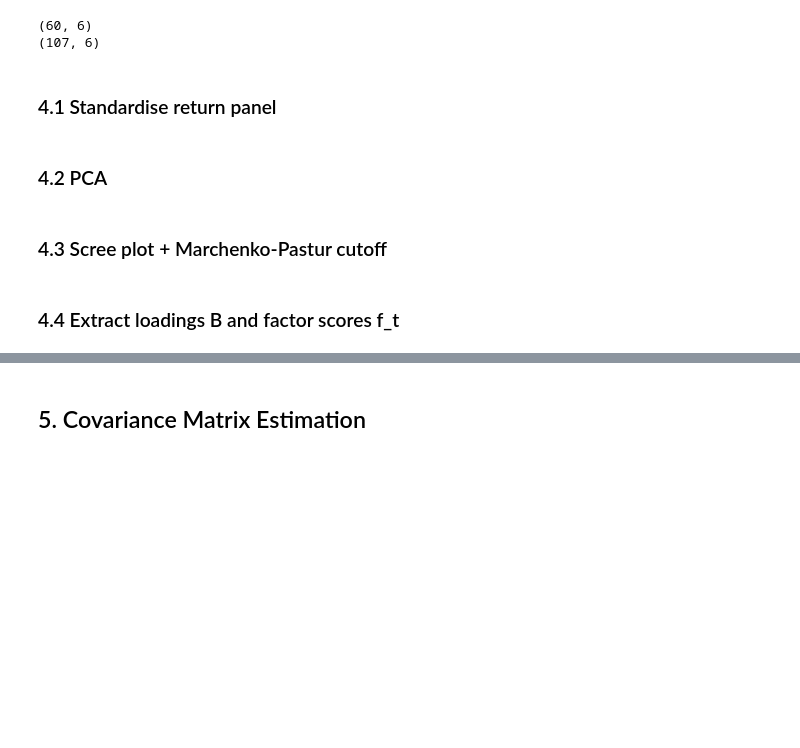
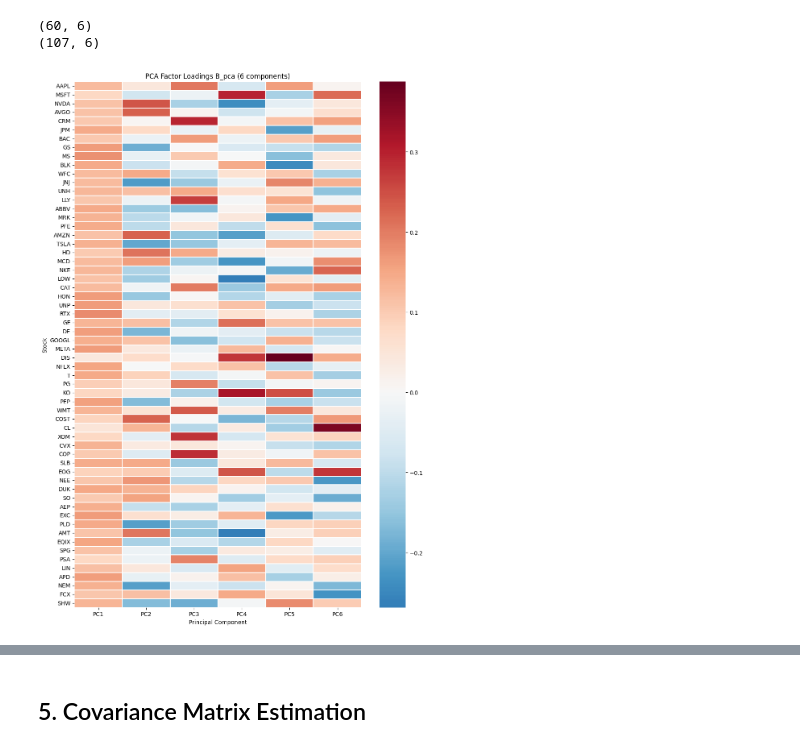
Before and after one commit to gy623/Cross-Sectional-Factor-Model-of-Asset-Returns, a Jupyter notebook: factor_model.ipynb, the cells around one changed output, grey strips where cells are left out. Drawn from its saved outputs; the diff is of its cells as text; code cells hidden in the pictures; blank space fills up the shorter version.

```diff
--- a/factor_model.ipynb
+++ b/factor_model.ipynb
@@ -626,11 +683,25 @@ print(F_pca_df.shape)
 # %% [output]
 (60, 6)
 (107, 6)
-# %% [markdown]
-### 4.1 Standardise return panel
-# %% [markdown]
-### 4.2 PCA
-# %% [markdown]
-### 4.3 Scree plot + Marchenko-Pastur cutoff
-# %% [markdown]
-### 4.4 Extract loadings B and factor scores f_t
+# %%
+import seaborn as sns
+
+fig, ax = plt.subplots(figsize=(10, 14))
+
+sns.heatmap(
+    B_pca_df,
+    cmap = 'RdBu_r',
+    center = 0,
+    annot = False,
+    linewidths = 0.3,
+    ax = ax
+)
+
+ax.set_title(f'PCA Factor Loadings B_pca ({K} components)')
+ax.set_xlabel('Principal Component')
+ax.set_ylabel('Stock')
+
+plt.tight_layout()
+plt.savefig("outputs/pca_loadings_heatmap.png", dpi=300, bbox_inches="tight")
+# %% [output]
+[figure, added]
```
Also changed, not shown: parts of 19 cells of this notebook, 27 other files.
